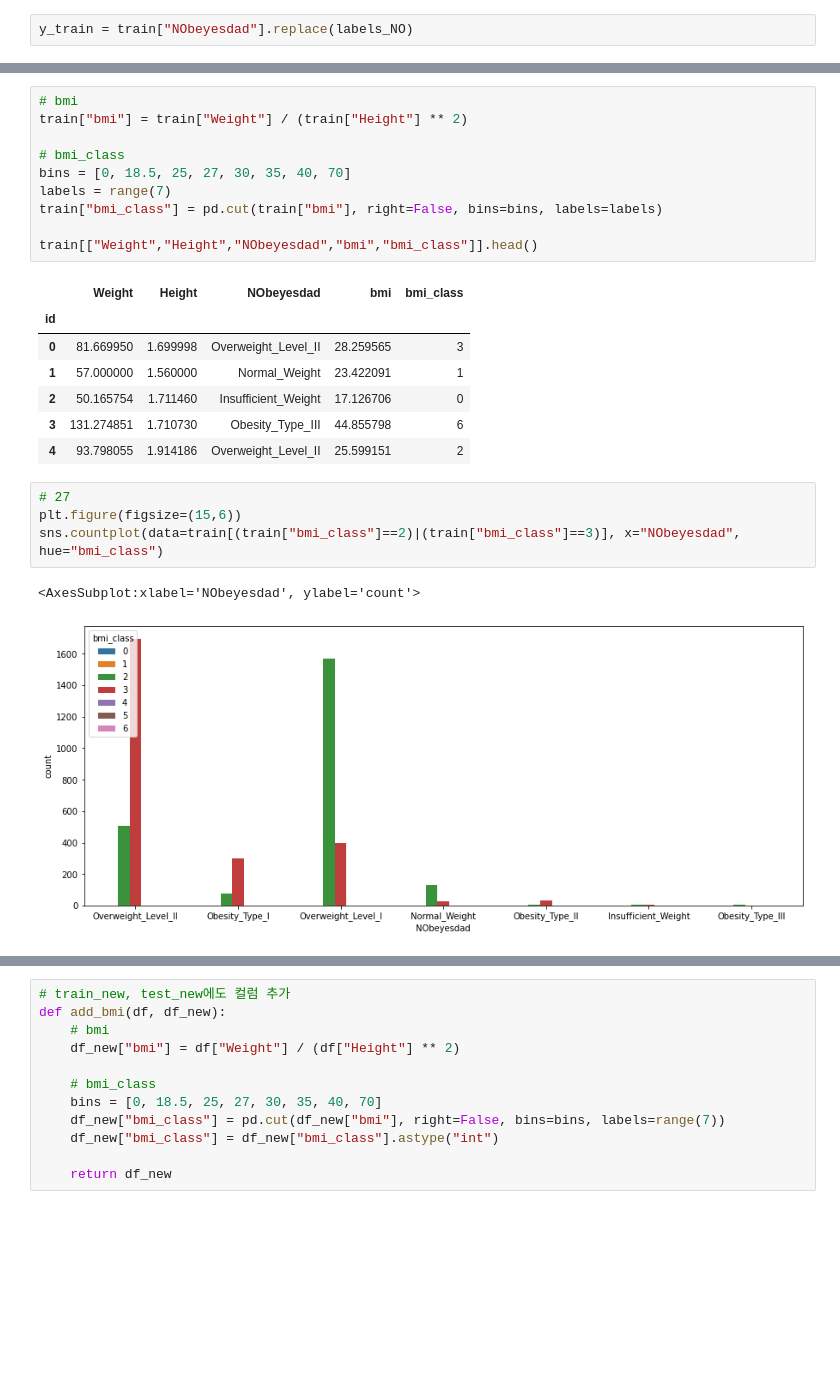
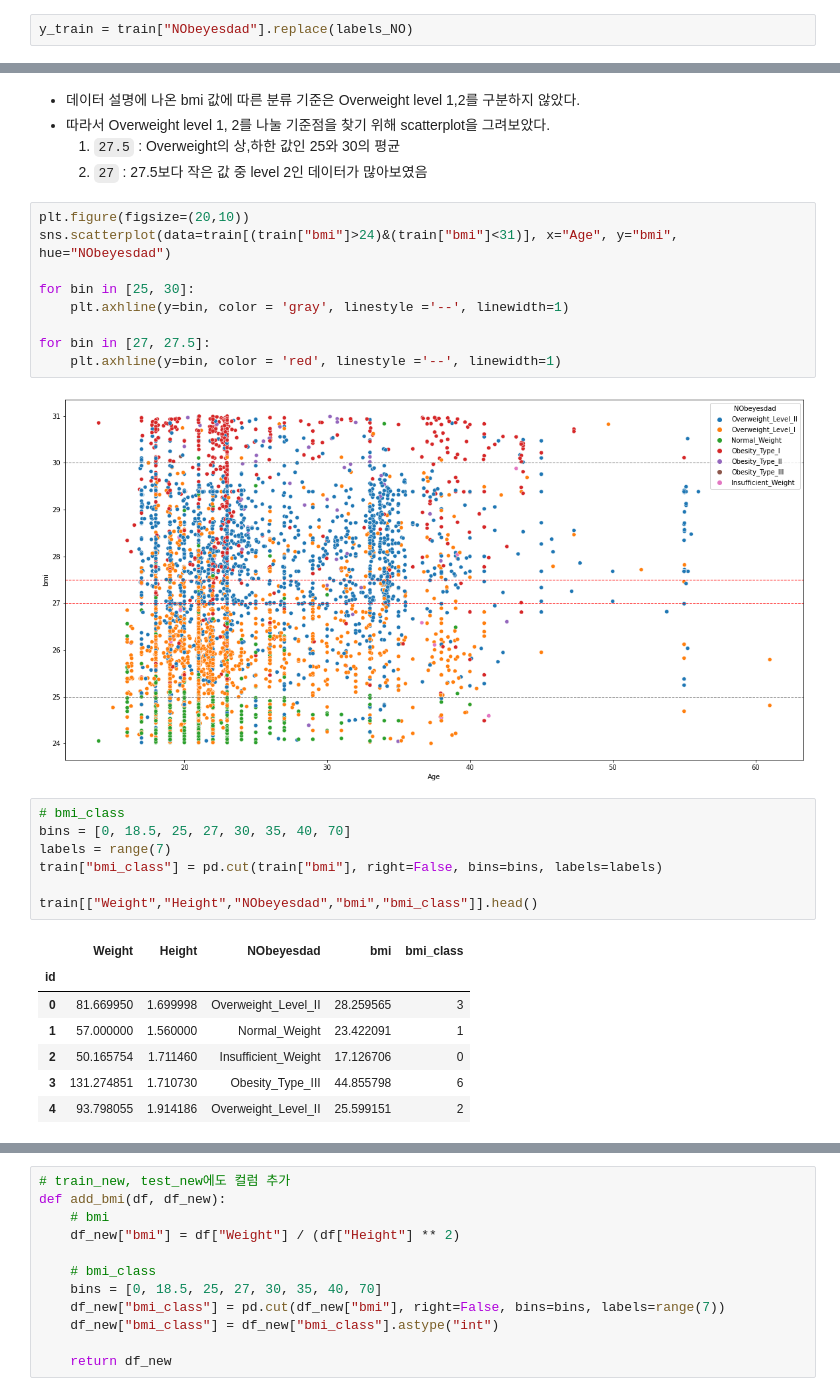
Before and after one commit to h1cho/DAStudy-sun, a Jupyter notebook: HYEWON/Multi-Class Prediction of Obesity Risk_modeling.ipynb, the cells around one changed output, grey strips where cells are left out. Drawn from its saved outputs; the diff is of its cells as text; blank space fills up the shorter version.

```diff
--- a/HYEWON/Multi-Class Prediction of Obesity Risk_modeling.ipynb
+++ b/HYEWON/Multi-Class Prediction of Obesity Risk_modeling.ipynb
@@ -265,7 +268,20 @@ for bin in [25, 27, 30]:
+# %% [markdown]
+- 데이터 설명에 나온 bmi 값에 따른 분류 기준은 Overweight level 1,2를 구분하지 않았다.
+- 따라서 Overweight level 1, 2를 나눌 기준점을 찾기 위해 scatterplot을 그려보았다.
+    1. `27.5` : Overweight의 상,하한 값인 25와 30의 평균
+    2. `27` : 27.5보다 작은 값 중 level 2인 데이터가 많아보였음
+# %%
+plt.figure(figsize=(20,10))
+sns.scatterplot(data=train[(train["bmi"]>24)&(train["bmi"]<31)], x="Age", y="bmi", hue="NObeyesdad")
+
+for bin in [25, 30]:
+    plt.axhline(y=bin, color = 'gray', linestyle ='--', linewidth=1)
+
+for bin in [27, 27.5]:
+    plt.axhline(y=bin, color = 'red', linestyle ='--', linewidth=1)
+# %% [output]
+[figure, added]
 # %%
-# bmi
-train["bmi"] = train["Weight"] / (train["Height"] ** 2)
-
 # bmi_class
 bins = [0, 18.5, 25, 27, 30, 35, 40, 70]
 labels = range(7)
@@ -280,10 +296,3 @@ train[["Weight","Height","NObeyesdad","bmi","bmi_class"]].head()
 | 2 | 50.165754 | 1.711460 | Insufficient_Weight | 17.126706 | 0 |
 | 3 | 131.274851 | 1.710730 | Obesity_Type_III | 44.855798 | 6 |
 | 4 | 93.798055 | 1.914186 | Overweight_Level_II | 25.599151 | 2 |
-# %%
-# 27
-plt.figure(figsize=(15,6))
-sns.countplot(data=train[(train["bmi_class"]==2)|(train["bmi_class"]==3)], x="NObeyesdad", hue="bmi_class")
-# %% [output]
-<AxesSubplot:xlabel='NObeyesdad', ylabel='count'>
-[figure, removed]
```
Also changed, not shown: parts of 72 cells of this notebook.
